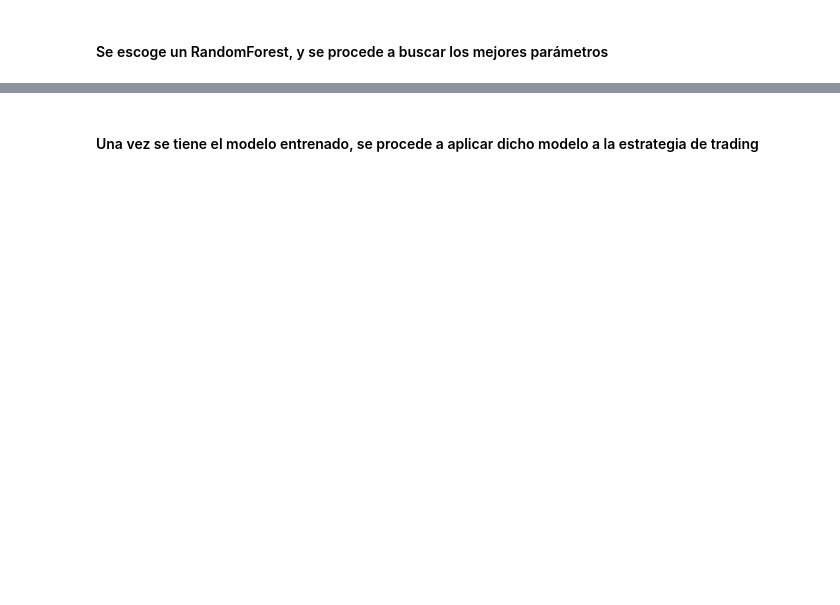
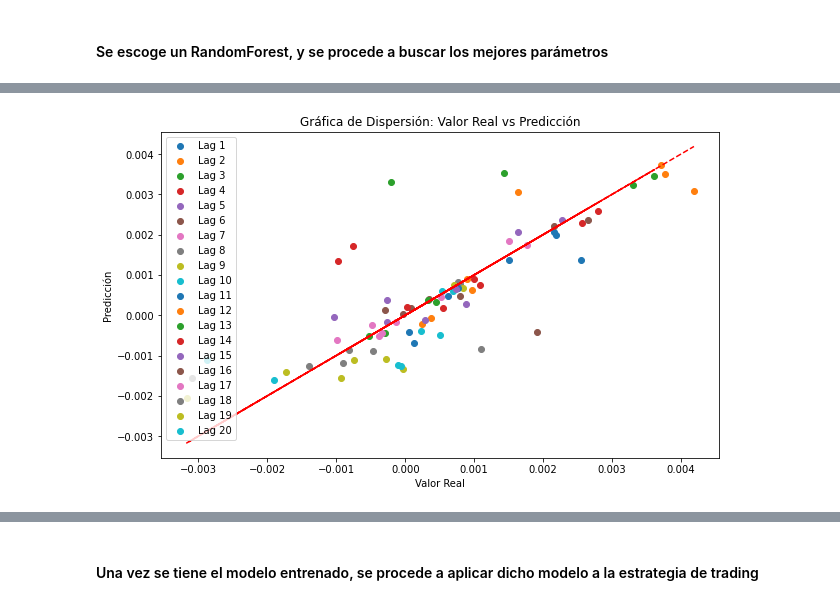
Before and after one commit to Charifk1/master_data_science_TFM, a Jupyter notebook: TFM_4_Estrategia_Trading_VAR_ML.ipynb, the cells around one changed output, grey strips where cells are left out. Drawn from its saved outputs; the diff is of its cells as text; code cells hidden in the pictures; blank space fills up the shorter version.

Commit message:
Actualización de los parámetros del RandomForest

```diff
--- a/TFM_4_Estrategia_Trading_VAR_ML.ipynb
+++ b/TFM_4_Estrategia_Trading_VAR_ML.ipynb
@@ -272,0 +51,96 @@ for i in range(20):
+# %%
+start_time = time.time()
+
+df = data_var_aux[['Close']].copy()
+
+# Crear los lags
+window_size = 20
+for i in range(1, window_size + 1):
+    df[f'lag_{i}'] = np.log(df['Close'] / df['Close'].shift(i))
+
+# Eliminar los primeros 20 datos que contienen NaNs debido a la creación de lags
+df = df.dropna().reset_index(drop=True)
+
+# Eliminar columna Close
+df = df.drop(columns='Close')
+
+# Reshape y reset index
+df = df.T
+df.reset_index(drop=True, inplace=True)
+
+
+# Crear X e y
+X = df.iloc[:, :-20]  # Seleccionar todas las filas y las columnas excepto las últimas 20
+y = df.iloc[:, -20:]  # Seleccionar todas las filas, y las columnas desde las últimas 20
+
+# Dividir los datos en conjuntos de entrenamiento y prueba
+X_train, X_test, y_train, y_test = train_test_split(X, y, test_size=0.20, random_state=42)
+
+# Definir una cuadrícula de hiperparámetros a probar
+param_grid = {
+    'n_estimators': [50, 100, 200, 300],
+    'max_depth': [None, 5, 10, 20, 30],
+    'min_samples_split': [2, 5, 10],
+    'min_samples_leaf': [1, 2, 4],
+    'max_features': ['auto', 'sqrt', 'log2'],
+    'bootstrap': [True, False]
+}
+
+# Crear una instancia de GridSearchCV
+grid_search = GridSearchCV(estimator=RandomForestRegressor(random_state=42),
+                           param_grid=param_grid, cv=5, n_jobs=-1, verbose=2)
+
+# Ajustar el modelo con los datos de entrenamiento
+grid_search.fit(X_train, y_train)
+
+# Obtener los mejores hiperparámetros
+best_params = grid_search.best_params_
+
+# Obtener el mejor modelo con los hiperparámetros encontrados
+best_model = grid_search.best_estimator_
+
+# Realizar predicciones en el conjunto de prueba con el mejor modelo
+y_pred = best_model.predict(X_test)
+
+# Calcular las métricas de evaluación para el conjunto completo de predicciones
+mse = mean_squared_error(y_test, y_pred)
+mae = mean_absolute_error(y_test, y_pred)
+rmse = np.sqrt(mse)
+
+# Imprimir los mejores hiperparámetros y las métricas de evaluación
+print(f"Mejores hiperparámetros: {best_params}")
+print(f"Mean Squared Error (MSE): {mse:.4f}")
+print(f"Mean Absolute Error (MAE): {mae:.4f}")
+print(f"Root Mean Squared Error (RMSE): {rmse:.4f}")
+print("------------------------")
+
+# GRAFICA QUE ME MUESTRA TODOS LOS DATOS JUNTOS
+
+# Gráfica de dispersión
+plt.figure(figsize=(10, 6))
+for i in range(20):
+    plt.scatter(y_test.iloc[:, i], y_pred[:, i], label=f'Lag {i+1}')
+    plt.plot(y_test.iloc[:, i], y_test.iloc[:, i], color='red', linestyle='--')  # Línea diagonal
+plt.xlabel('Valor Real')
+plt.ylabel('Predicción')
+plt.title('Gráfica de Dispersión: Valor Real vs Predicción')
+plt.legend()
+plt.show()
+
+# Gráfica de residuos
+plt.figure(figsize=(10, 6))
+for i in range(20):
+    residuals = y_test.iloc[:, i] - y_pred[:, i]
+    plt.scatter(y_test.iloc[:, i], residuals, label=f'Lag {i+1}')
+plt.axhline(y=0, color='red', linestyle='--')
+plt.xlabel('Valor Real')
+plt.ylabel('Residuos')
+plt.title('Gráfica de Residuos: Valor Real vs Residuos')
+plt.legend()
+plt.show()
+
+end_time = time.time()
+execution_time = end_time - start_time
+
+print("Tiempo de ejecución:", execution_time, "segundos")
+# %% [output]
@@ -272,0 +153 @@ for i in range(20):
+[figure, added]
```
Also changed, not shown: parts of 8 cells of this notebook.
